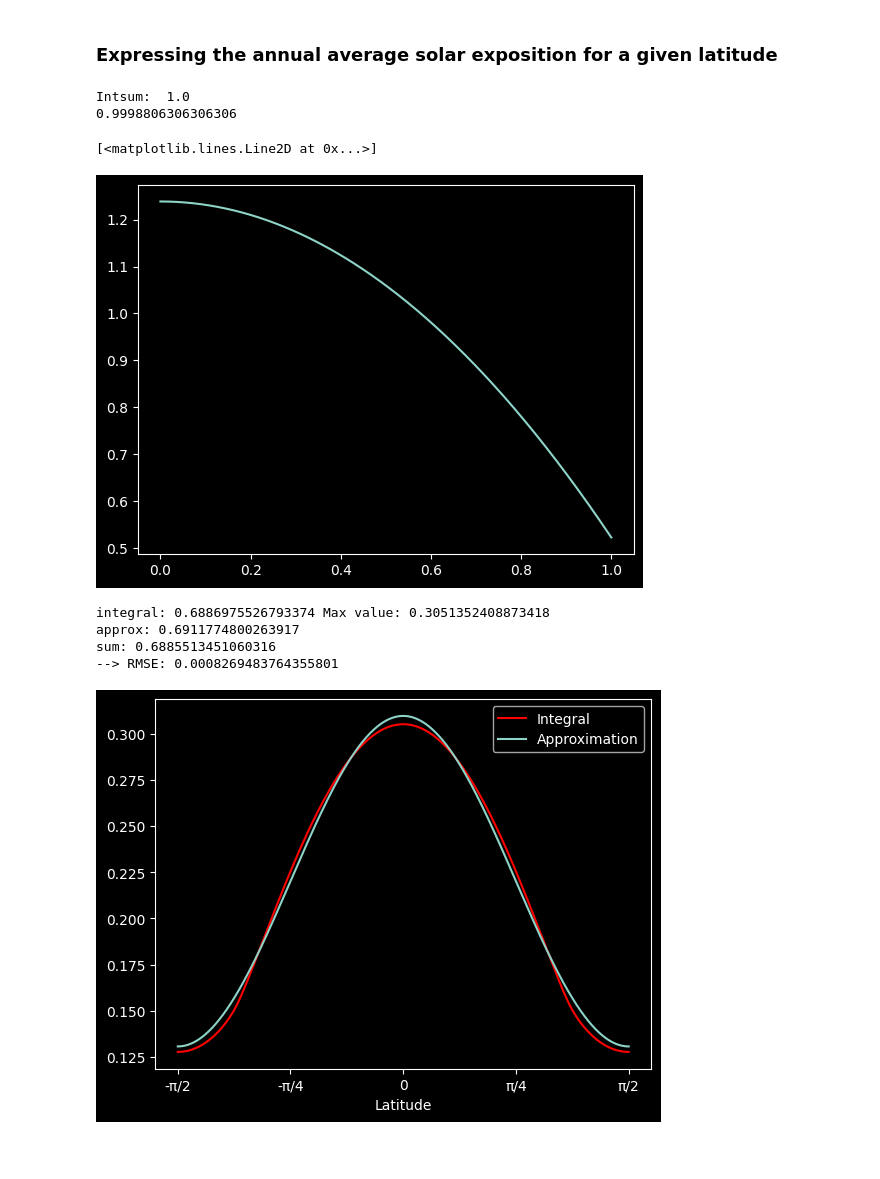
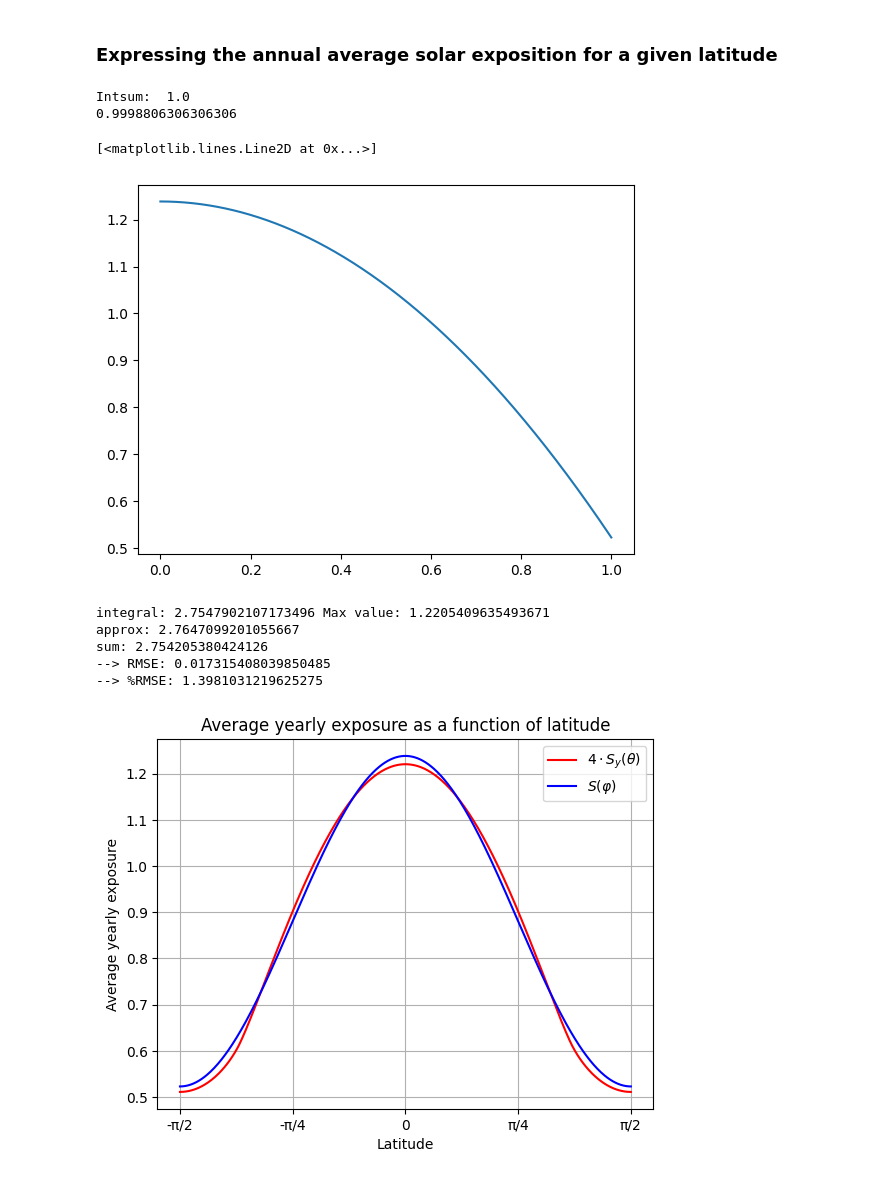
Before and after one commit to aledha/TMA4195-Project, a Jupyter notebook: Question7.ipynb, the cells around one changed output. Drawn from its saved outputs; the diff is of its cells as text; code cells hidden in the pictures; blank space fills up the shorter version.

```diff
--- a/Question7.ipynb
+++ b/Question7.ipynb
@@ -5,7 +5,7 @@ import numpy as np
 import scipy as sp
 import matplotlib.pyplot as plt
 # %%
-plt.style.use('dark_background')
+# plt.style.use('dark_background')
 # %%
 def daily_exposure(O, phi, tau = 0.409, different_bounds = False):
     delta = tau * np.sin(O)
@@ -65,41 +55,49 @@ plt.plot(x_list, y_list)
 Intsum:  1.0
 0.9998806306306306
 [<matplotlib.lines.Line2D at 0x...>]
-[figure, old version]
+[figure, new version]
 # %%
 # Integrate over over the year
 phi_list = np.linspace(-np.pi/2, np.pi/2, 500)
 
 integral_list = np.zeros(len(phi_list))
 yearly_approx_list = np.zeros(len(phi_list))
 yearly_exposure_sum_list = np.zeros(len(phi_list))
 
 for i, phi_enum in enumerate(phi_list):
     exposure = sp.integrate.quad(lambda O: daily_exposure(O, phi_enum), 0, 2*np.pi, limit=50)
-    integral_list[i] = exposure[0]*(1/(2*np.pi))
-    yearly_approx_list[i] = 0.25*yearly_approx(phi_enum)
-    yearly_exposure_sum_list[i] = yearly_exposure_sum(phi_enum)*(1/(2*np.pi))
+    integral_list[i] = 4*exposure[0]*(1/(2*np.pi))
+    yearly_approx_list[i] = yearly_approx(phi_enum)
+    yearly_exposure_sum_list[i] = 4*yearly_exposure_sum(phi_enum)*(1/(2*np.pi))
 
 print("integral:",np.pi*np.sum(integral_list)/len(integral_list), "Max value:", np.max(integral_list))
 print("approx:",np.pi*np.sum(yearly_approx_list)/len(yearly_approx_list))
 print("sum:",np.pi*np.sum(yearly_exposure_sum_list)/len(yearly_exposure_sum_list))
+RootMSE = (np.sum((integral_list - yearly_approx_list)**2)/ np.sum(integral_list))**0.5
+perRMSE = 100*RootMSE/np.max([np.max(integral_list), np.max(yearly_approx_list)])
+print("--> RMSE:", RootMSE)
+print("--> %RMSE:", perRMSE)
 
-print("--> RMSE:", np.sum((integral_list - yearly_approx_list)**2)**0.5 / np.sum(integral_list))
-
-plt.plot(phi_list, integral_list, label = 'Integral', color = 'red')
+plt.plot(phi_list, integral_list, label = r'$4\cdot S_{y}(\theta)$', color = 'red')
 # plt.plot(phi_list, yearly_exposure_sum_list, label = 'Sum', linestyle = '--', color = 'orange')
-plt.plot(phi_list, yearly_approx_list, label = 'Approximation')
+plt.plot(phi_list, yearly_approx_list, label = r'$S(\varphi)$', color = 'blue')
 # plt.plot(phi_list, ((integral_list - yearly_approx_list)**2)**0.5, label = 'Difference', color = 'blue')
 plt.legend()
 plt.xticks([-np.pi/2, -np.pi/4, 0, np.pi/4, np.pi/2], ['-π/2', '-π/4', '0', 'π/4', 'π/2'])
 plt.xlabel('Latitude')
+plt.ylabel('Average yearly exposure')
+plt.title('Average yearly exposure as a function of latitude')
+plt.grid()
+# plt.gcf().set_size_inches(10, 6)
+plt.savefig('Q7_yearly_exposure.png', dpi=300)
 plt.show()
 # %% [output]
-integral: 0.6886975526793374 Max value: 0.3051352408873418
-approx: 0.6911774800263917
-sum: 0.6885513451060316
---> RMSE: 0.0008269483764355801
+integral: 2.7547902107173496 Max value: 1.2205409635493671
+approx: 2.7647099201055667
+sum: 2.754205380424126
+--> RMSE: 0.017315408039850485
+--> %RMSE: 1.3981031219625275
-[figure, old version]
+[figure, new version]
 # %%
 Orbit_list = np.linspace(0, 2*np.pi, 1000)
 # Latitude_list = np.linspace(-np.pi, np.pi/2, 15)
```
Also changed, not shown: parts of 4 cells of this notebook, 2 other files.
